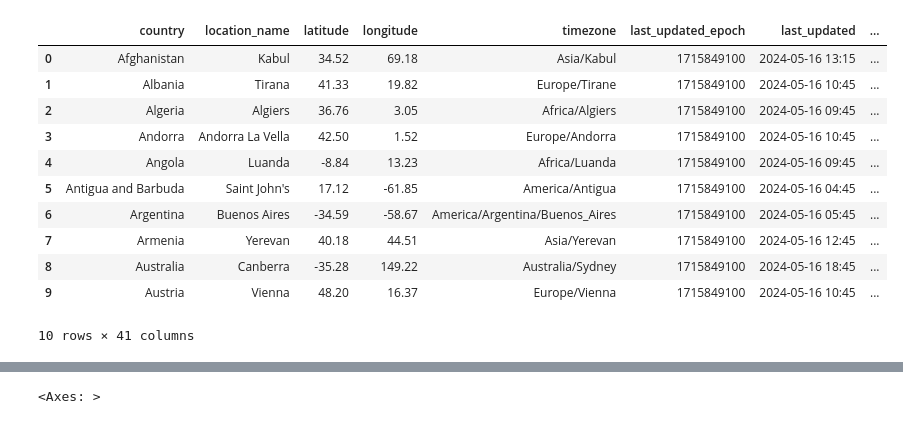
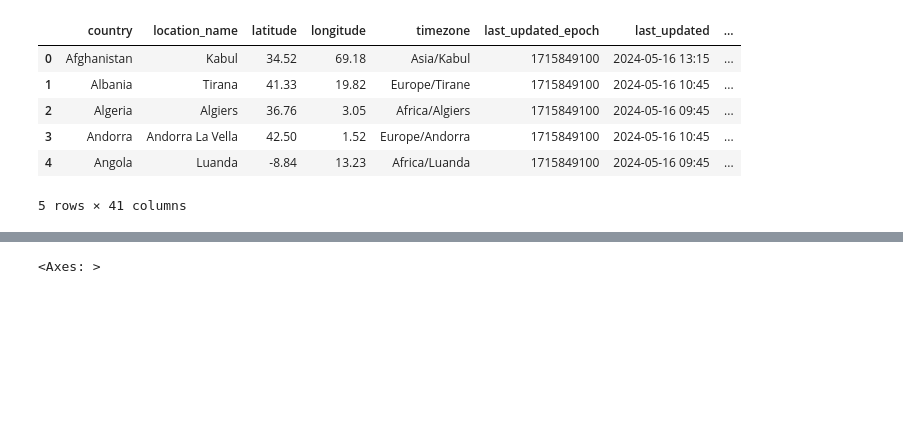
Before and after one commit to wojodd/marcove_chain, a Jupyter notebook: project/MarkovChain.ipynb, the cells around one changed output, grey strips where cells are left out. Drawn from its saved outputs; the diff is of its cells as text; code cells hidden in the pictures; blank space fills up the shorter version.

```diff
--- a/project/MarkovChain.ipynb
+++ b/project/MarkovChain.ipynb
@@ -5,17 +5,12 @@ import seaborn as sns
 import matplotlib.pyplot as plt
 # %%
 df = pd.read_csv("GlobalWeatherRepository.csv")
-df.head(10)
+df.head(5)
 # %% [output]
 |  | country | location_name | latitude | longitude | timezone | last_updated_epoch | last_updated | ... |
 | 0 | Afghanistan | Kabul | 34.52 | 69.18 | Asia/Kabul | 1715849100 | 2024-05-16 13:15 | ... |
 | 1 | Albania | Tirana | 41.33 | 19.82 | Europe/Tirane | 1715849100 | 2024-05-16 10:45 | ... |
 | 2 | Algeria | Algiers | 36.76 | 3.05 | Africa/Algiers | 1715849100 | 2024-05-16 09:45 | ... |
 | 3 | Andorra | Andorra La Vella | 42.50 | 1.52 | Europe/Andorra | 1715849100 | 2024-05-16 10:45 | ... |
 | 4 | Angola | Luanda | -8.84 | 13.23 | Africa/Luanda | 1715849100 | 2024-05-16 09:45 | ... |
-| 5 | Antigua and Barbuda | Saint John's | 17.12 | -61.85 | America/Antigua | 1715849100 | 2024-05-16 04:45 | ... |
-| 6 | Argentina | Buenos Aires | -34.59 | -58.67 | America/Argentina/Buenos_Aires | 1715849100 | 2024-05-16 05:45 | ... |
-| 7 | Armenia | Yerevan | 40.18 | 44.51 | Asia/Yerevan | 1715849100 | 2024-05-16 12:45 | ... |
-| 8 | Australia | Canberra | -35.28 | 149.22 | Australia/Sydney | 1715849100 | 2024-05-16 18:45 | ... |
-| 9 | Austria | Vienna | 48.20 | 16.37 | Europe/Vienna | 1715849100 | 2024-05-16 10:45 | ... |
-10 rows × 41 columns
+5 rows × 41 columns
```
Also changed, not shown: parts of 15 cells of this notebook.
